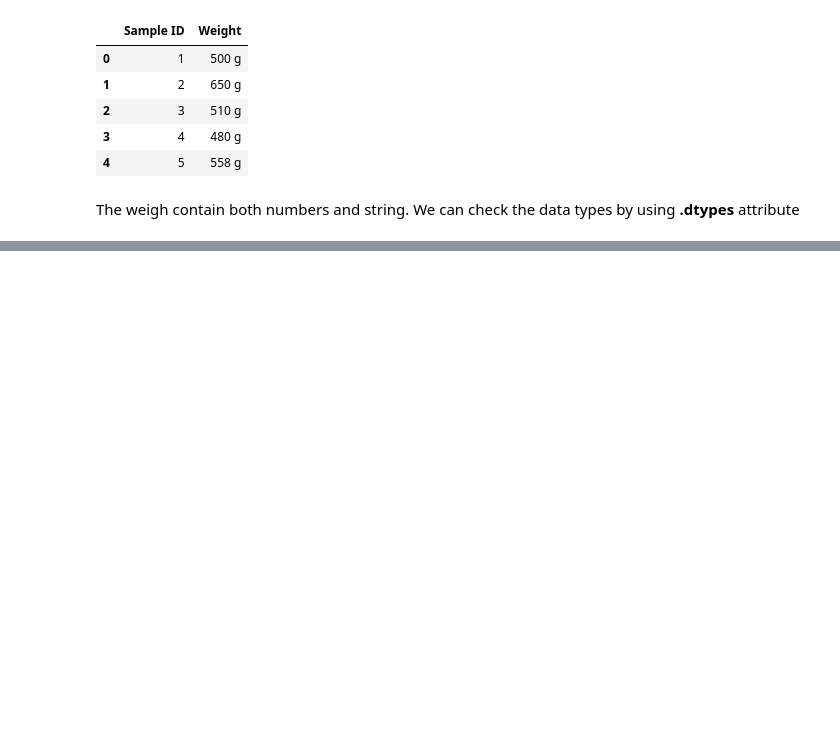
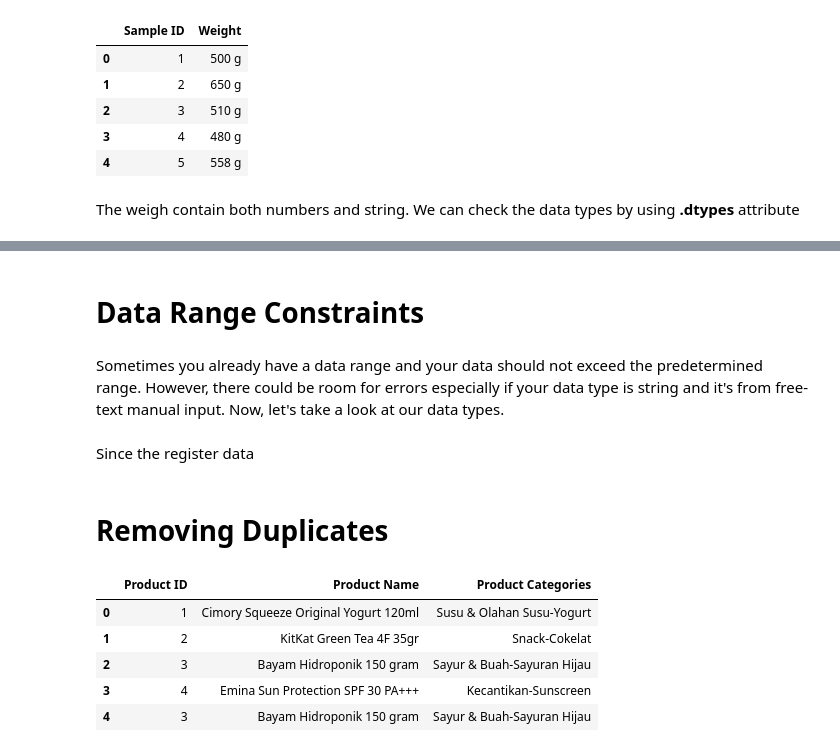
Before and after one commit to jpringgo/RevoU, a Jupyter notebook: RevoU_25Mar22_Python.ipynb, the cells around one changed output, grey strips where cells are left out. Cells and saved outputs as stored; diff of their text form; code cells hidden in the pictures; blank space fills up the shorter version.

```diff
--- a/RevoU_25Mar22_Python.ipynb
+++ b/RevoU_25Mar22_Python.ipynb
@@ -18,0 +99,19 @@ The weigh contain both numbers and string. We can check the data types by using
+# %% [markdown]
+# Data Range Constraints
+# %% [markdown]
+Sometimes you already have a data range and your data should not exceed the predetermined range. However, there could be room for errors especially if your data type is string and it's from free-text manual input. Now, let's take a look at our  data types.
+# %% [markdown]
+Since the register data
+# %% [markdown]
+# Removing Duplicates
+# %%
+import pandas as pd
+products = pd.read_csv('Products.csv', sep=';', encoding = 'unicode_escape')
+products.head()
+# %% [output]
+|  | Product ID | Product Name | Product Categories |
+| 0 | 1 | Cimory Squeeze Original Yogurt 120ml | Susu & Olahan Susu-Yogurt |
+| 1 | 2 | KitKat Green Tea 4F 35gr | Snack-Cokelat |
+| 2 | 3 | Bayam Hidroponik 150 gram | Sayur & Buah-Sayuran Hijau |
+| 3 | 4 | Emina Sun Protection SPF 30 PA+++ | Kecantikan-Sunscreen |
+| 4 | 3 | Bayam Hidroponik 150 gram | Sayur & Buah-Sayuran Hijau |
```
Also changed, not shown: parts of 18 cells of this notebook.
